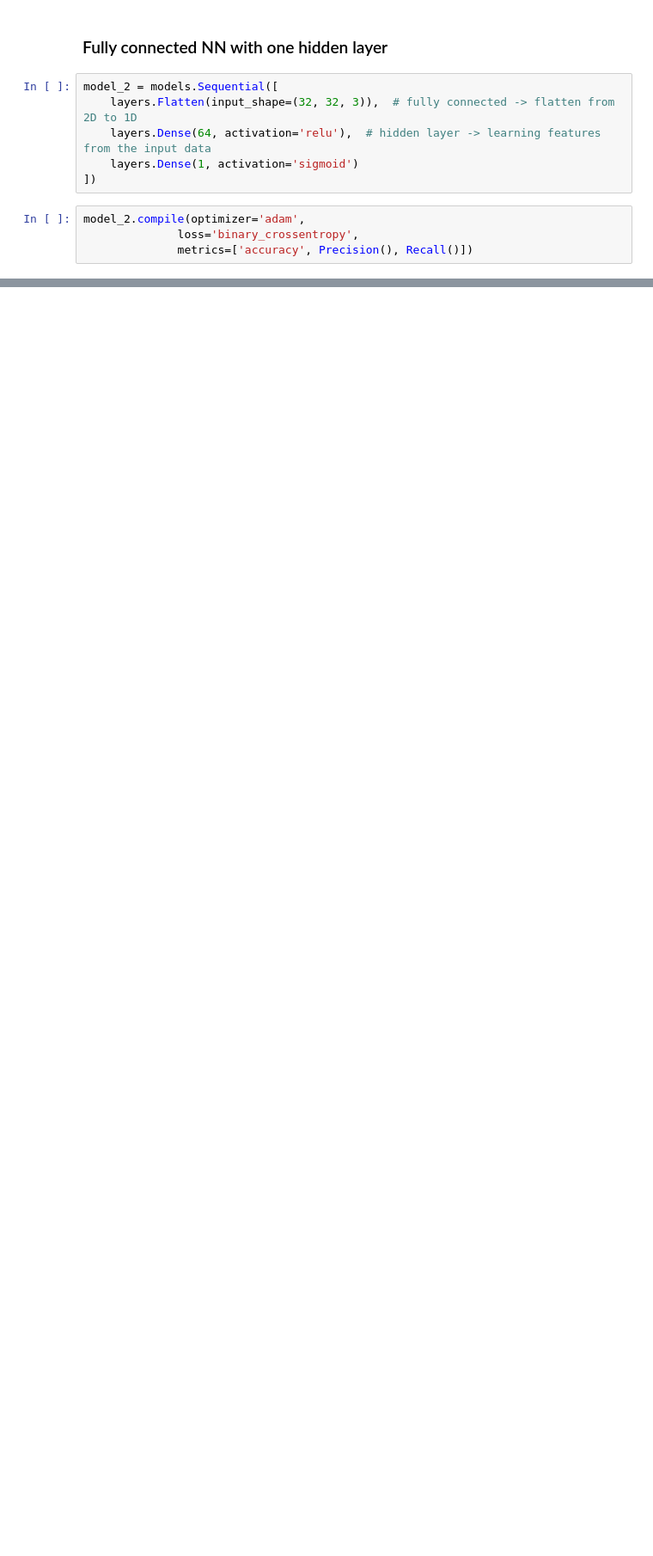
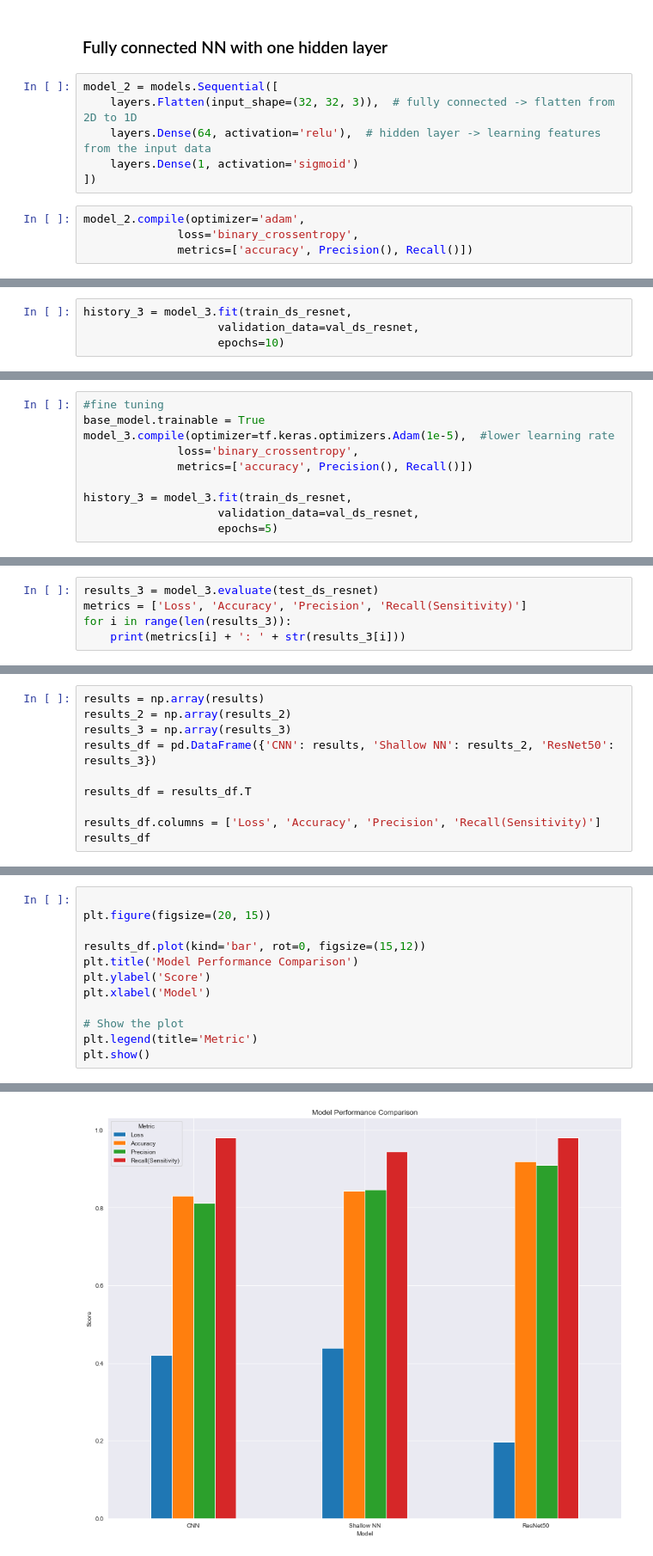
Before and after one commit to igalins/ifa, a Jupyter notebook: a2/a2.ipynb, the cells around one changed output, grey strips where cells are left out. Shown at 86% size. Cells and saved outputs as stored; diff of their text form; blank space fills up the shorter version.

Commit message:
added ResNet50 and plots

```diff
--- a/a2/a2.ipynb
+++ b/a2/a2.ipynb
@@ -281,0 +322,4 @@ Recall(Sensitivity): 1.0
+# %%
+history_3 = model_3.fit(train_ds_resnet,
+                    validation_data=val_ds_resnet,
+                    epochs=10)
@@ -281,0 +347,10 @@ Recall(Sensitivity): 1.0
+# %%
+#fine tuning
+base_model.trainable = True
+model_3.compile(optimizer=tf.keras.optimizers.Adam(1e-5),  #lower learning rate
+              loss='binary_crossentropy',
+              metrics=['accuracy', Precision(), Recall()])
+
+history_3 = model_3.fit(train_ds_resnet,
+                    validation_data=val_ds_resnet,
+                    epochs=5)
@@ -281,0 +368,5 @@ Recall(Sensitivity): 1.0
+# %%
+results_3 = model_3.evaluate(test_ds_resnet)
+metrics = ['Loss', 'Accuracy', 'Precision', 'Recall(Sensitivity)']
+for i in range(len(results_3)):
+    print(metrics[i] + ': ' + str(results_3[i]))
@@ -281,0 +381,10 @@ Recall(Sensitivity): 1.0
+# %%
+results = np.array(results)
+results_2 = np.array(results_2)
+results_3 = np.array(results_3)
+results_df = pd.DataFrame({'CNN': results, 'Shallow NN': results_2, 'ResNet50': results_3})
+
+results_df = results_df.T
+
+results_df.columns = ['Loss', 'Accuracy', 'Precision', 'Recall(Sensitivity)']
+results_df
@@ -281,0 +396,13 @@ Recall(Sensitivity): 1.0
+# %%
+
+plt.figure(figsize=(20, 15))
+
+results_df.plot(kind='bar', rot=0, figsize=(15,12))
+plt.title('Model Performance Comparison')
+plt.ylabel('Score')
+plt.xlabel('Model')
+
+# Show the plot
+plt.legend(title='Metric')
+plt.show()
+# %% [output]
@@ -281,0 +410 @@ Recall(Sensitivity): 1.0
+[figure, added]
```
Also changed, not shown: parts of 23 cells of this notebook.
